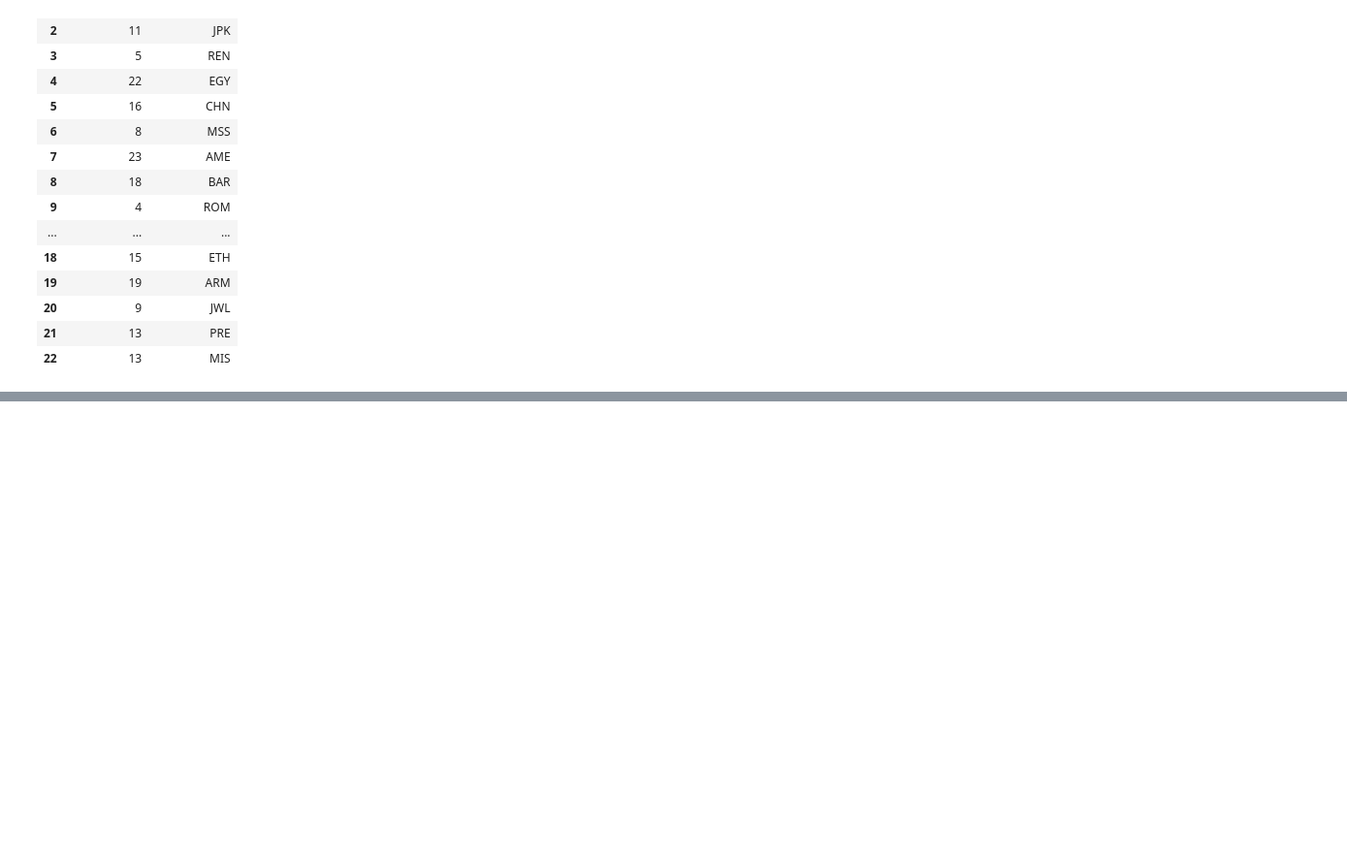
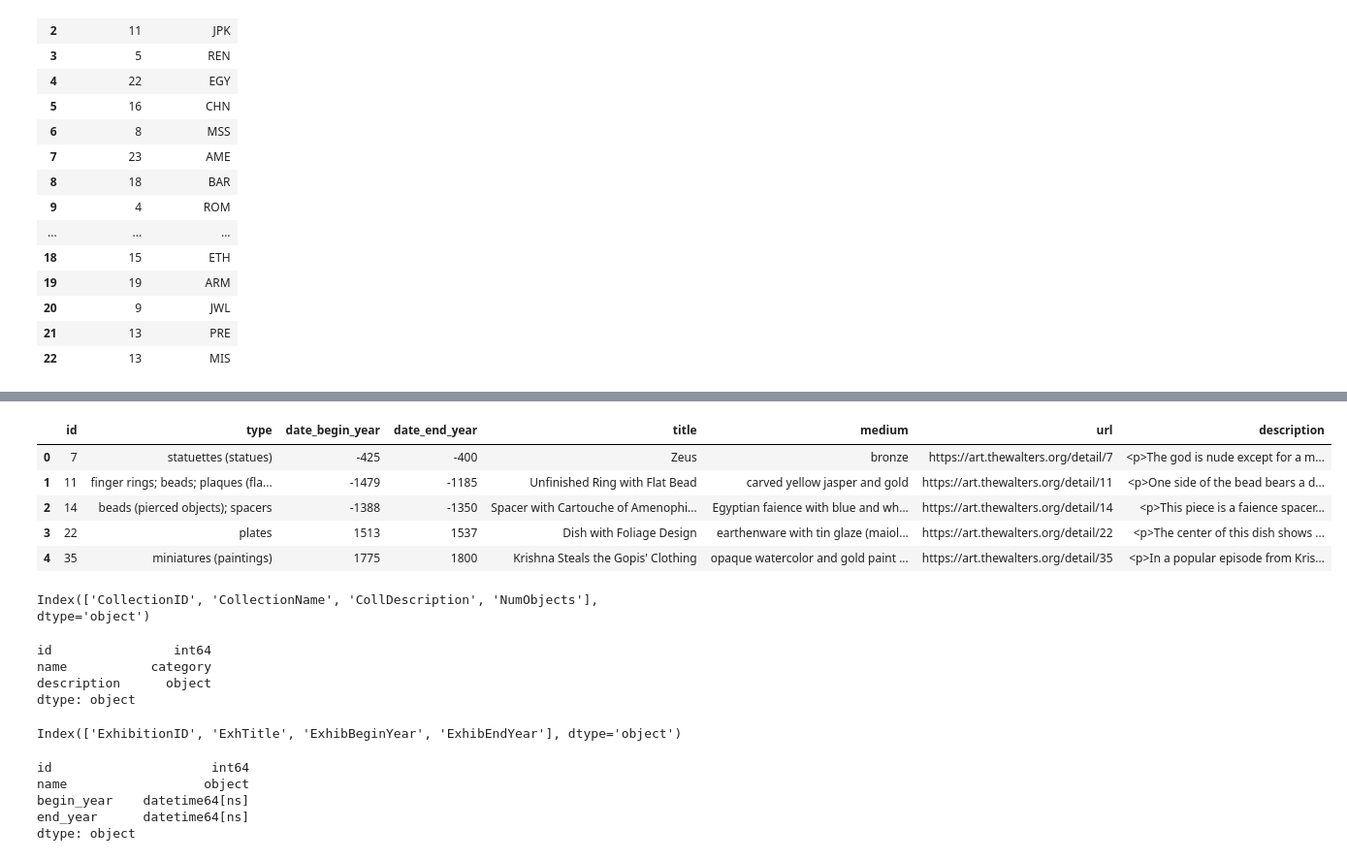
Before and after one commit to elkoko22/Algorithm-Design-on-the-Walters-Art-Museum, a Jupyter notebook: datapreprocessing.ipynb, the cells around one changed output, grey strips where cells are left out. Shown at 97% size. Drawn from its saved outputs; the diff is of its cells as text; code cells hidden in the pictures; blank space fills up the shorter version.

Commit message:
Changed data types

```diff
--- a/datapreprocessing.ipynb
+++ b/datapreprocessing.ipynb
@@ -338,0 +376,3 @@ museum_artwork_collection['CollectionID'] = museum_artwork_collection['Collectio
+# %%
+artworks = pd.DataFrame({'id': museum_artwork.ObjectID, 'type': museum_artwork.ObjectName.astype('category'), 'date_begin_year': pd.to_numeric(museum_artwork.DateBeginYear), 'date_end_year': pd.to_numeric(museum_artwork.DateEndYear), 'title': museum_artwork.Title.astype('category'), 'medium': museum_artwork.Medium.astype('category'), 'url': museum_artwork.ResourceURL.astype(str), 'description': museum_artwork.Description.astype(str)})
+artworks.dtypes
@@ -338,0 +389,34 @@ museum_artwork_collection['CollectionID'] = museum_artwork_collection['Collectio
+# %%
+artworks.head()
+# %% [output]
+|  | id | type | date_begin_year | date_end_year | title | medium | url | description |
+| 0 | 7 | statuettes (statues) | -425 | -400 | Zeus | bronze | https://art.thewalters.org/detail/7 | <p>The god is nude except for a m... |
+| 1 | 11 | finger rings; beads; plaques (fla... | -1479 | -1185 | Unfinished Ring with Flat Bead | carved yellow jasper and gold | https://art.thewalters.org/detail/11 | <p>One side of the bead bears a d... |
+| 2 | 14 | beads (pierced objects); spacers | -1388 | -1350 | Spacer with Cartouche of Amenophi... | Egyptian faience with blue and wh... | https://art.thewalters.org/detail/14 | <p>This piece is a faience spacer... |
+| 3 | 22 | plates | 1513 | 1537 | Dish with Foliage Design | earthenware with tin glaze (maiol... | https://art.thewalters.org/detail/22 | <p>The center of this dish shows ... |
+| 4 | 35 | miniatures (paintings) | 1775 | 1800 | Krishna Steals the Gopis' Clothing | opaque watercolor and gold paint ... | https://art.thewalters.org/detail/35 | <p>In a popular episode from Kris... |
+# %%
+museum_collection.columns
+# %% [output]
+Index(['CollectionID', 'CollectionName', 'CollDescription', 'NumObjects'], dtype='object')
+# %%
+collections = pd.DataFrame({'id': museum_collection.CollectionID, 'name': museum_collection.CollectionName.astype('category'), 'description': museum_collection.CollDescription.astype(str)})
+collections.dtypes
+# %% [output]
+id                int64
+name           category
+description      object
+dtype: object
+# %%
+museum_exhibition.columns
+# %% [output]
+Index(['ExhibitionID', 'ExhTitle', 'ExhibBeginYear', 'ExhibEndYear'], dtype='object')
+# %%
+exhibitions = pd.DataFrame({'id': museum_exhibition.ExhibitionID, 'name': museum_exhibition.ExhTitle, 'begin_year': pd.to_datetime(museum_exhibition.ExhibBeginYear), 'end_year': pd.to_datetime(museum_exhibition.ExhibEndYear)})
+exhibitions.dtypes
+# %% [output]
+id                     int64
+name                  object
+begin_year    datetime64[ns]
+end_year      datetime64[ns]
+dtype: object
```
Also changed, not shown: parts of 5 cells of this notebook.
